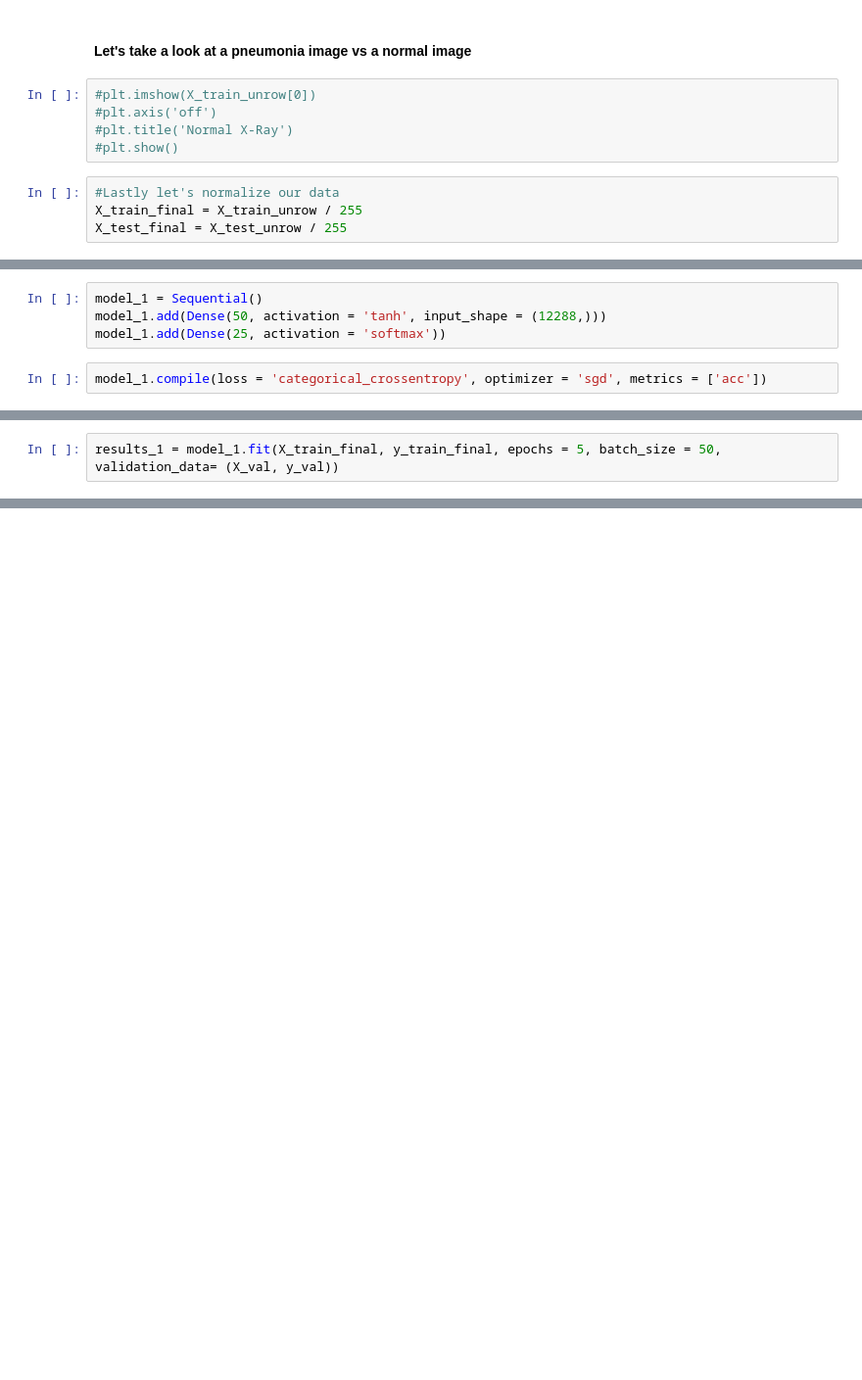
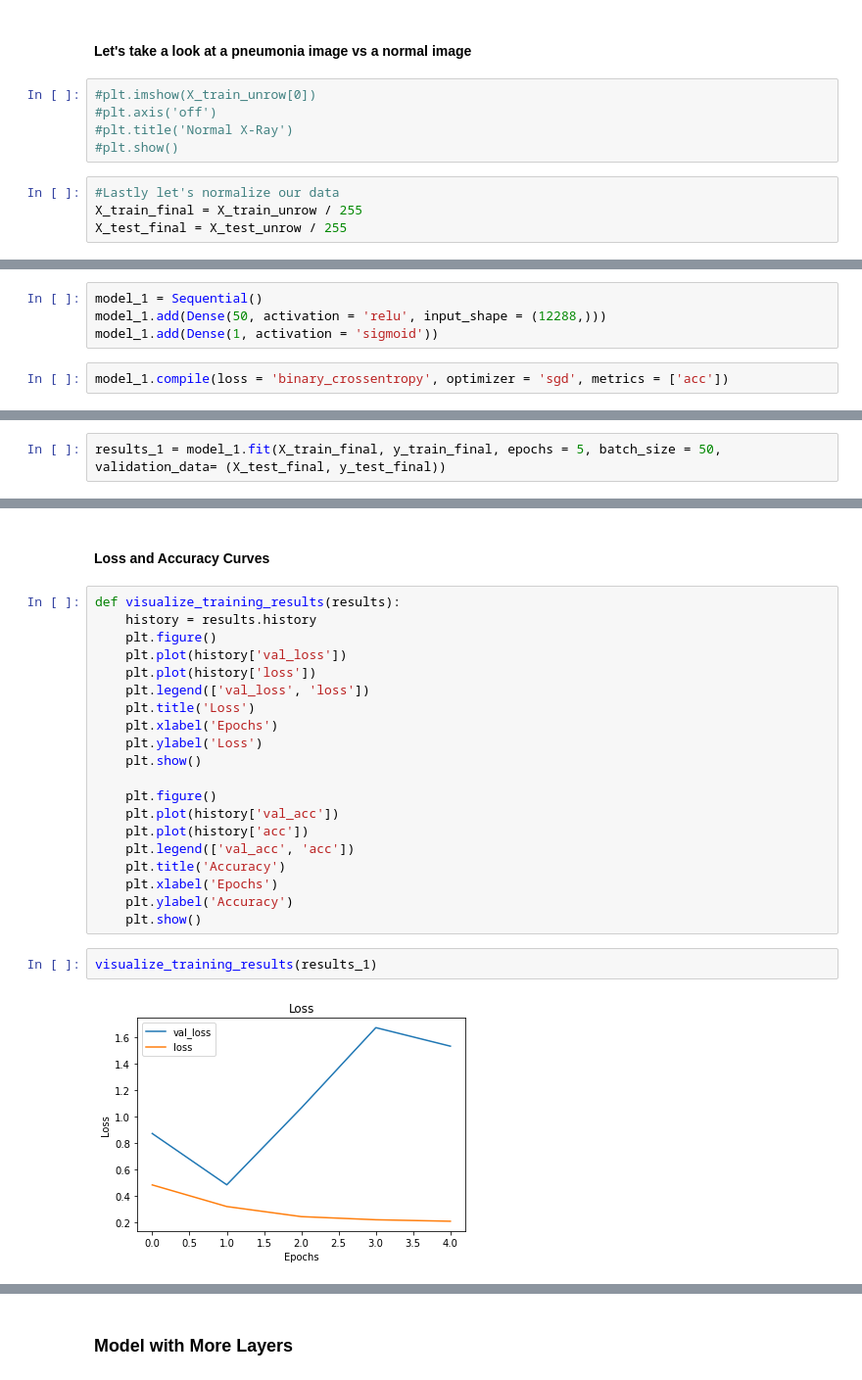
Before and after one commit to aharri123/Image-Classification, a Jupyter notebook: Image-Classification.ipynb, the cells around one changed output, grey strips where cells are left out. Shown at 98% size. Cells and saved outputs as stored; diff of their text form; blank space fills up the shorter version.

Commit message:
Finished initial model

```diff
--- a/Image-Classification.ipynb
+++ b/Image-Classification.ipynb
@@ -248,9 +269,9 @@ print(y_val.shape)
 # %%
 model_1 = Sequential()
-model_1.add(Dense(50, activation = 'tanh', input_shape = (12288,)))
-model_1.add(Dense(25, activation = 'softmax'))
+model_1.add(Dense(50, activation = 'relu', input_shape = (12288,)))
+model_1.add(Dense(1, activation = 'sigmoid'))
 # %%
-model_1.compile(loss = 'categorical_crossentropy', optimizer = 'sgd', metrics = ['acc'])
+model_1.compile(loss = 'binary_crossentropy', optimizer = 'sgd', metrics = ['acc'])
 # %%
 model_1.summary()
 # %% [output]
@@ -267,5 +288,5 @@ Trainable params: 615,725
 Non-trainable params: 0
 _________________________________________________________________
 # %%
-results_1 = model_1.fit(X_train_final, y_train_final, epochs = 5, batch_size = 50, validation_data= (X_val, y_val))
+results_1 = model_1.fit(X_train_final, y_train_final, epochs = 5, batch_size = 50, validation_data= (X_test_final, y_test_final))
 # %% [output]
@@ -275,0 +303,26 @@ Please provide data which shares the same first dimension.
+# %% [markdown]
+#### Loss and Accuracy Curves ####
+# %%
+def visualize_training_results(results):
+    history = results.history
+    plt.figure()
+    plt.plot(history['val_loss'])
+    plt.plot(history['loss'])
+    plt.legend(['val_loss', 'loss'])
+    plt.title('Loss')
+    plt.xlabel('Epochs')
+    plt.ylabel('Loss')
+    plt.show()
+
+    plt.figure()
+    plt.plot(history['val_acc'])
+    plt.plot(history['acc'])
+    plt.legend(['val_acc', 'acc'])
+    plt.title('Accuracy')
+    plt.xlabel('Epochs')
+    plt.ylabel('Accuracy')
+    plt.show()
+# %%
+visualize_training_results(results_1)
+# %% [output]
+[figure, added]
@@ -275,0 +330,2 @@ Please provide data which shares the same first dimension.
+# %% [markdown]
+### Model with More Layers ###
```
Also changed, not shown: parts of 31 cells of this notebook.
